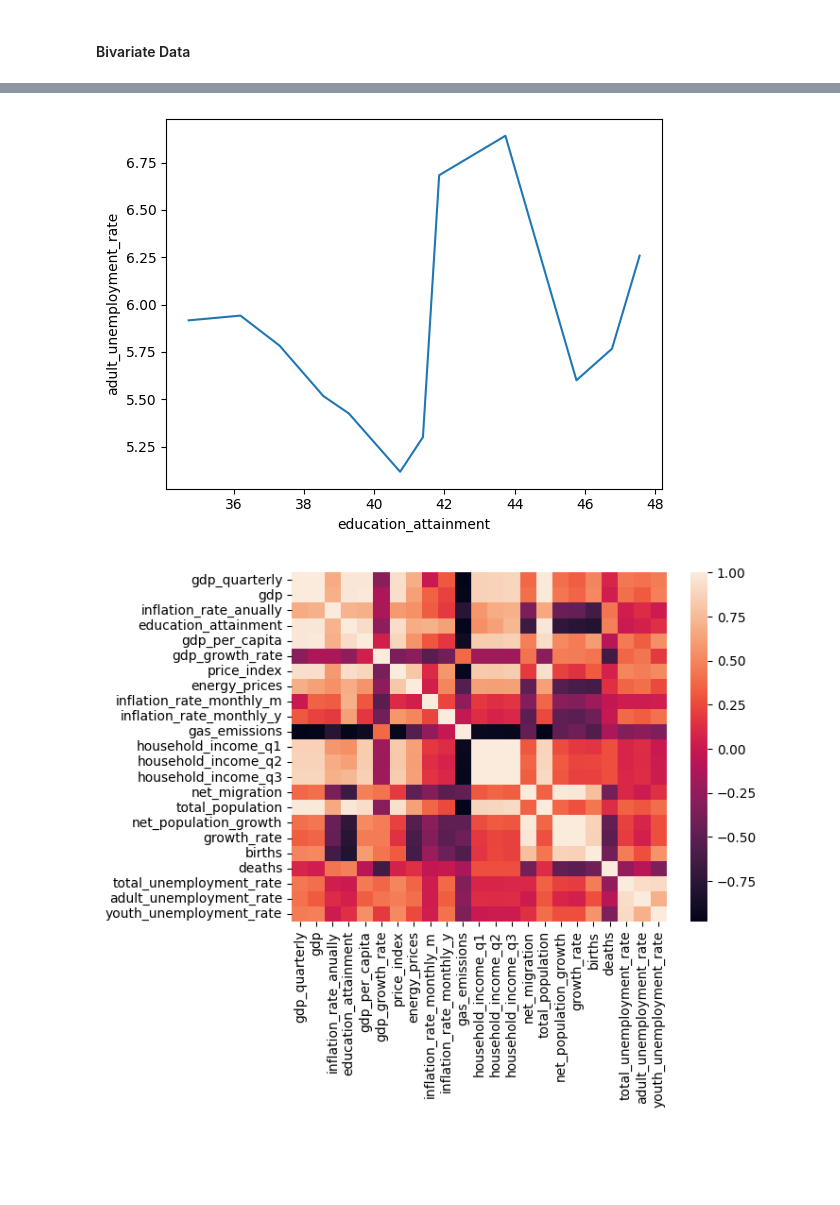
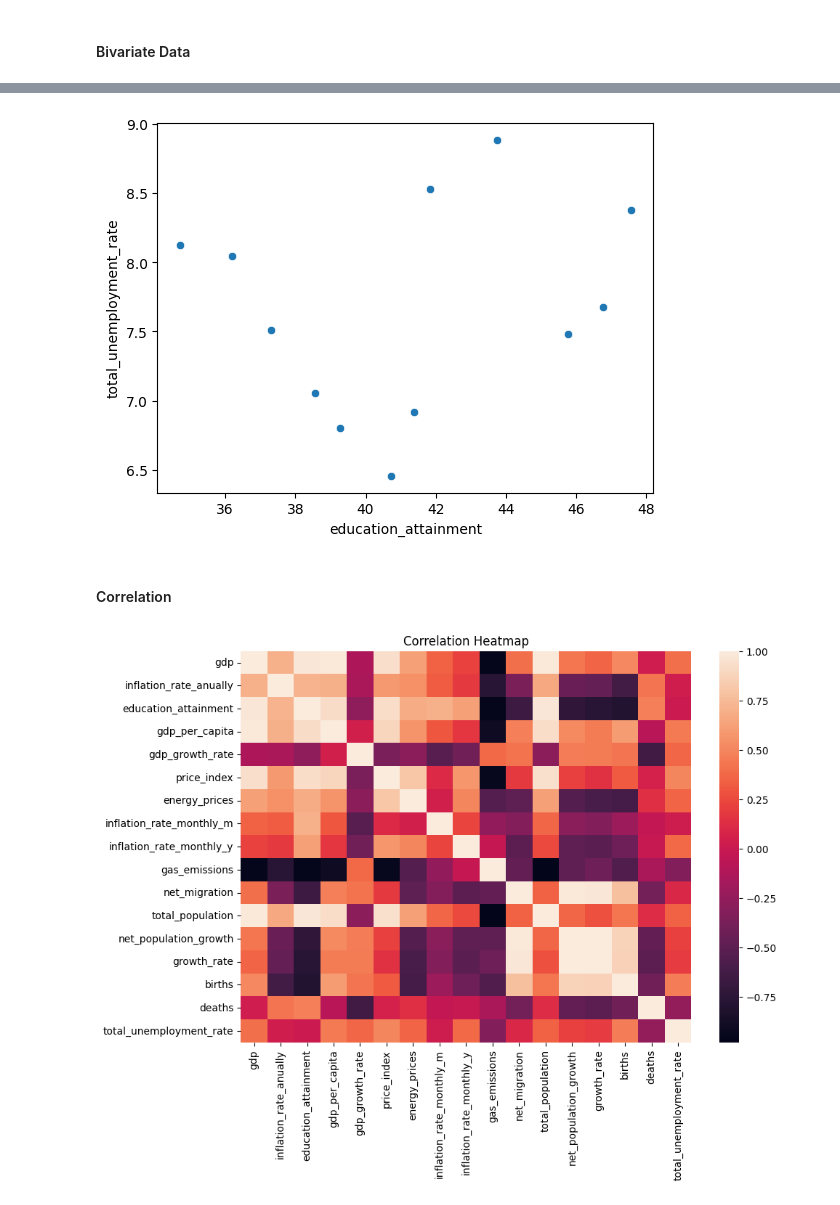
Before and after one commit to Grena30/Exploratory-Data-Analysis, a Jupyter notebook: EDA/analysis.ipynb, the cells around one changed output, grey strips where cells are left out. Drawn from its saved outputs; the diff is of its cells as text; code cells hidden in the pictures; blank space fills up the shorter version.

Commit message:
feat: improve heatmap; add VIF

```diff
--- a/EDA/analysis.ipynb
+++ b/EDA/analysis.ipynb
@@ -222,13 +226,25 @@ plt.show()
 # %%
-sns.lineplot(data=aggregate_df, x='education_attainment', y='adult_unemployment_rate')
+sns.scatterplot(data=aggregate_df, x='education_attainment', y='total_unemployment_rate')
 plt.show()
 # %% [output]
-[figure, old version]
+[figure, new version]
+# %% [markdown]
+#### Correlation
 # %%
 num_df = df.select_dtypes('number')
-correlated_data = num_df.corr()
+num_df = num_df.drop(columns=[
+    'gdp_quarterly',
+    'adult_unemployment_rate',
+    'youth_unemployment_rate',
+    'household_income_q1',
+    'household_income_q2',
+    'household_income_q3',
+])
+corr_data = num_df.corr()
 
-sns.heatmap(data=correlated_data)
+plt.figure(figsize=(10, 7))
+sns.heatmap(data=corr_data, annot=False)
+plt.title("Correlation Heatmap")
 plt.show()
 # %% [output]
-[figure, old version]
+[figure, new version]
```
Also changed, not shown: parts of 11 cells of this notebook, 1 other file.
